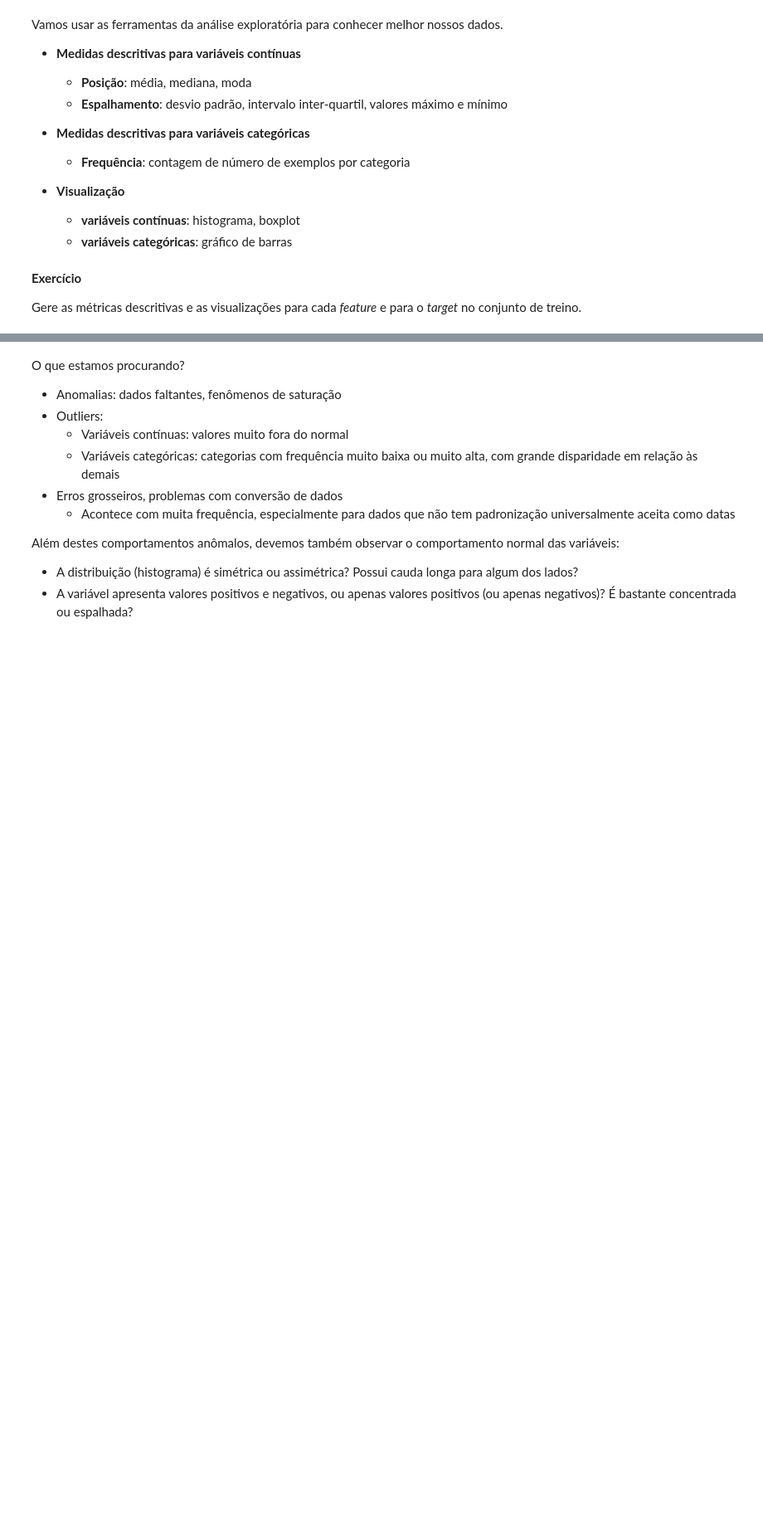
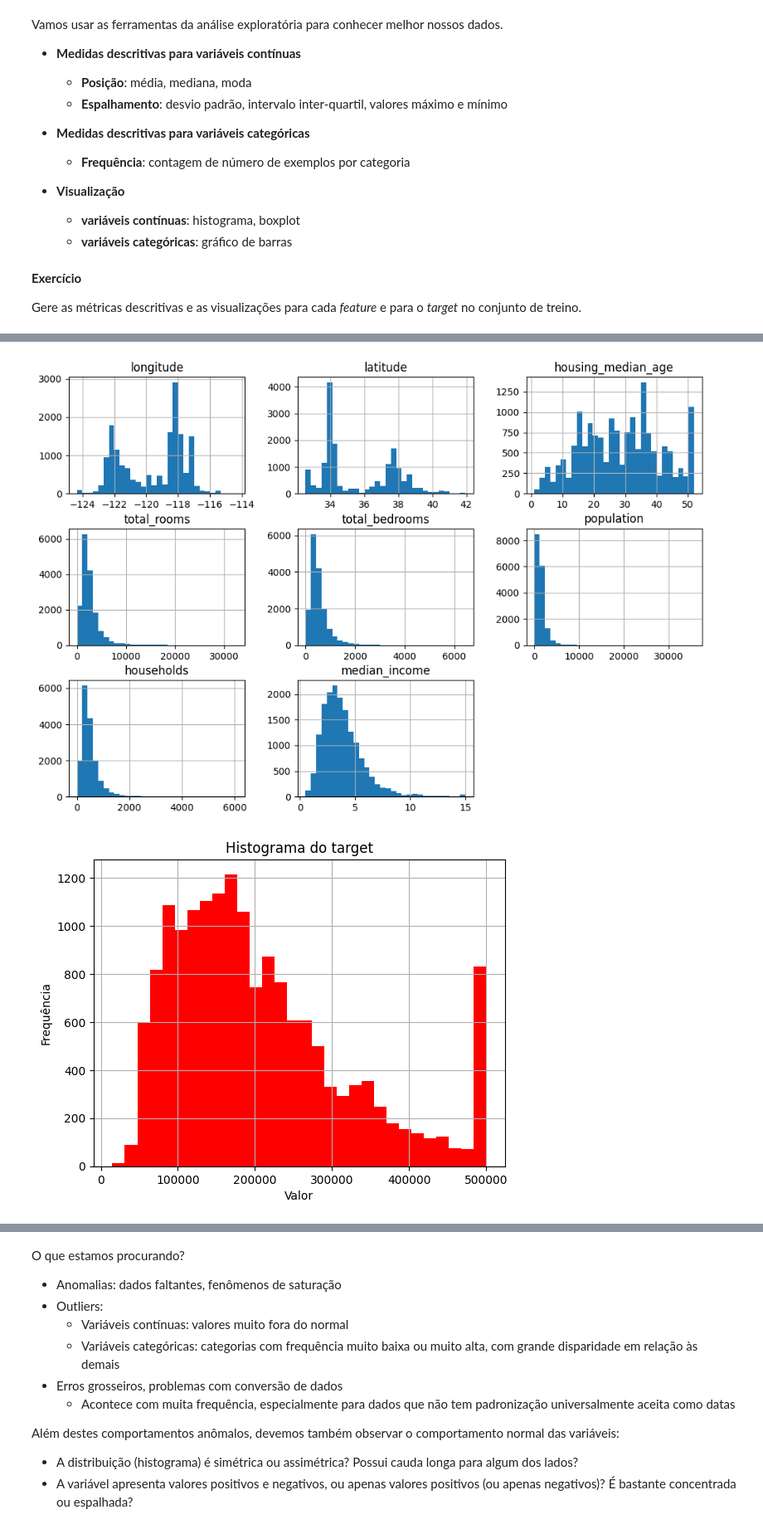
Before and after one commit to guedera/aulasMachineLearning, a Jupyter notebook: Aula02/ML_Aula_2.ipynb, the cells around one changed output, grey strips where cells are left out. Shown at 83% size. Cells and saved outputs as stored; diff of their text form; code cells hidden in the pictures; blank space fills up the shorter version.

```diff
--- a/Aula02/ML_Aula_2.ipynb
+++ b/Aula02/ML_Aula_2.ipynb
@@ -169,0 +231,21 @@ Gere as métricas descritivas e as visualizações para cada *feature* e para o
+# %%
+import matplotlib.pyplot as plt
+import numpy as np
+import seaborn as sns
+
+X_train.drop(columns=["ocean_proximity"]).hist(
+    bins=30,
+    figsize=(12, 8)
+)
+plt.show()
+
+y_train.hist(bins=30, color="red")
+
+plt.xlabel("Valor")
+plt.ylabel("Frequência")
+plt.title("Histograma do target")
+
+plt.show()
+# %% [output]
+[figure, added]
+[figure, added]
```
Also changed, not shown: parts of 15 cells of this notebook, 1 other file.
